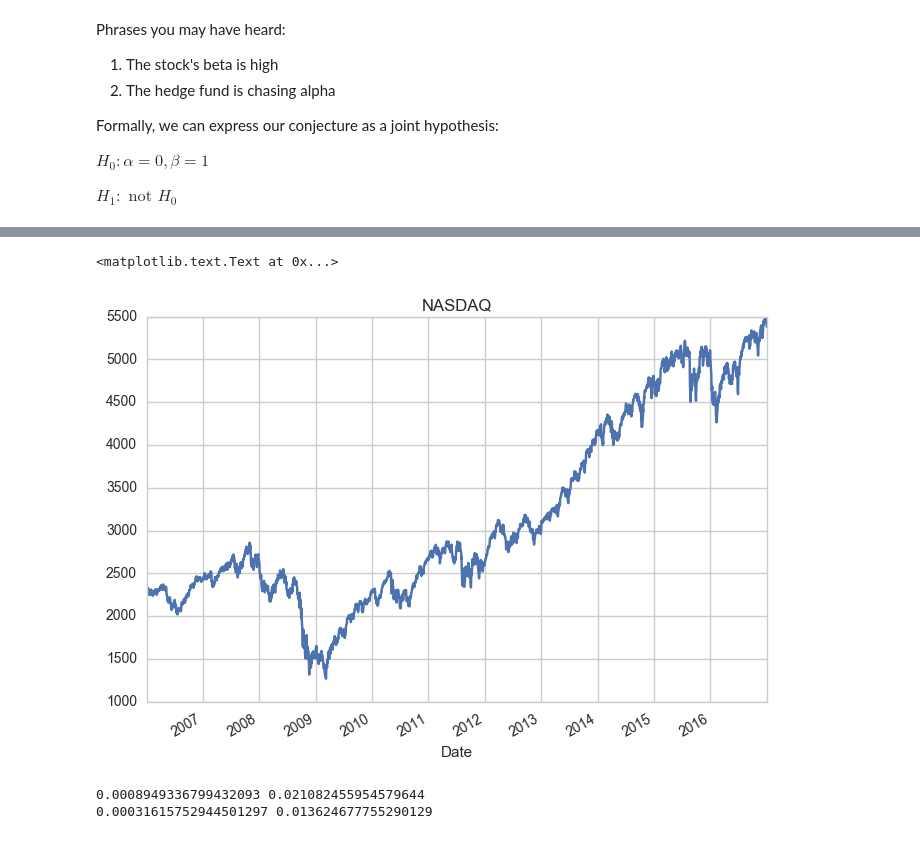
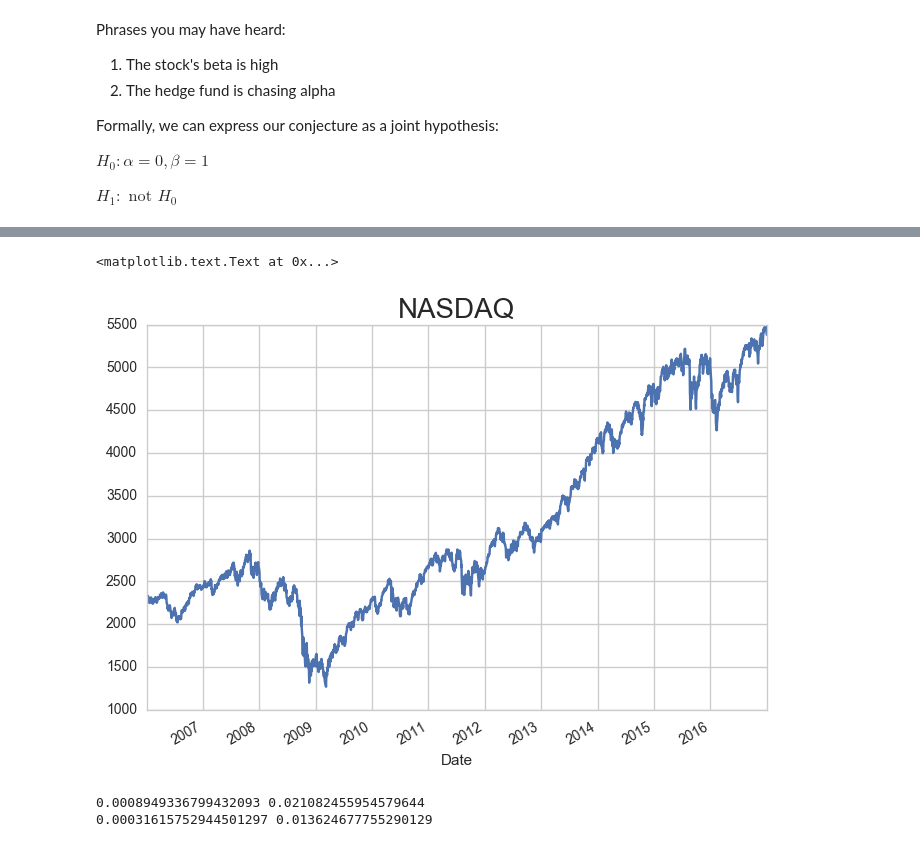
Before and after one commit to thsavage/Financial-Modeling, a Jupyter notebook: financialModeling.ipynb, the cells around one changed output, grey strips where cells are left out. Cells and saved outputs as stored; diff of their text form; code cells hidden in the pictures.

```diff
--- a/financialModeling.ipynb
+++ b/financialModeling.ipynb
@@ -78,9 +78,9 @@ plt.title('AAPL ($/Share)')
 # %%
 nasdaq.plot()
-plt.title('NASDAQ')
+plt.title('NASDAQ', fontsize = 20)
 # %% [output]
 <matplotlib.text.Text at 0x...>
-[figure, old version]
+[figure, new version]
 # %%
 # Calculate log returns.
 # Display mean and volatility.
```
Also changed, not shown: parts of 5 cells of this notebook.
